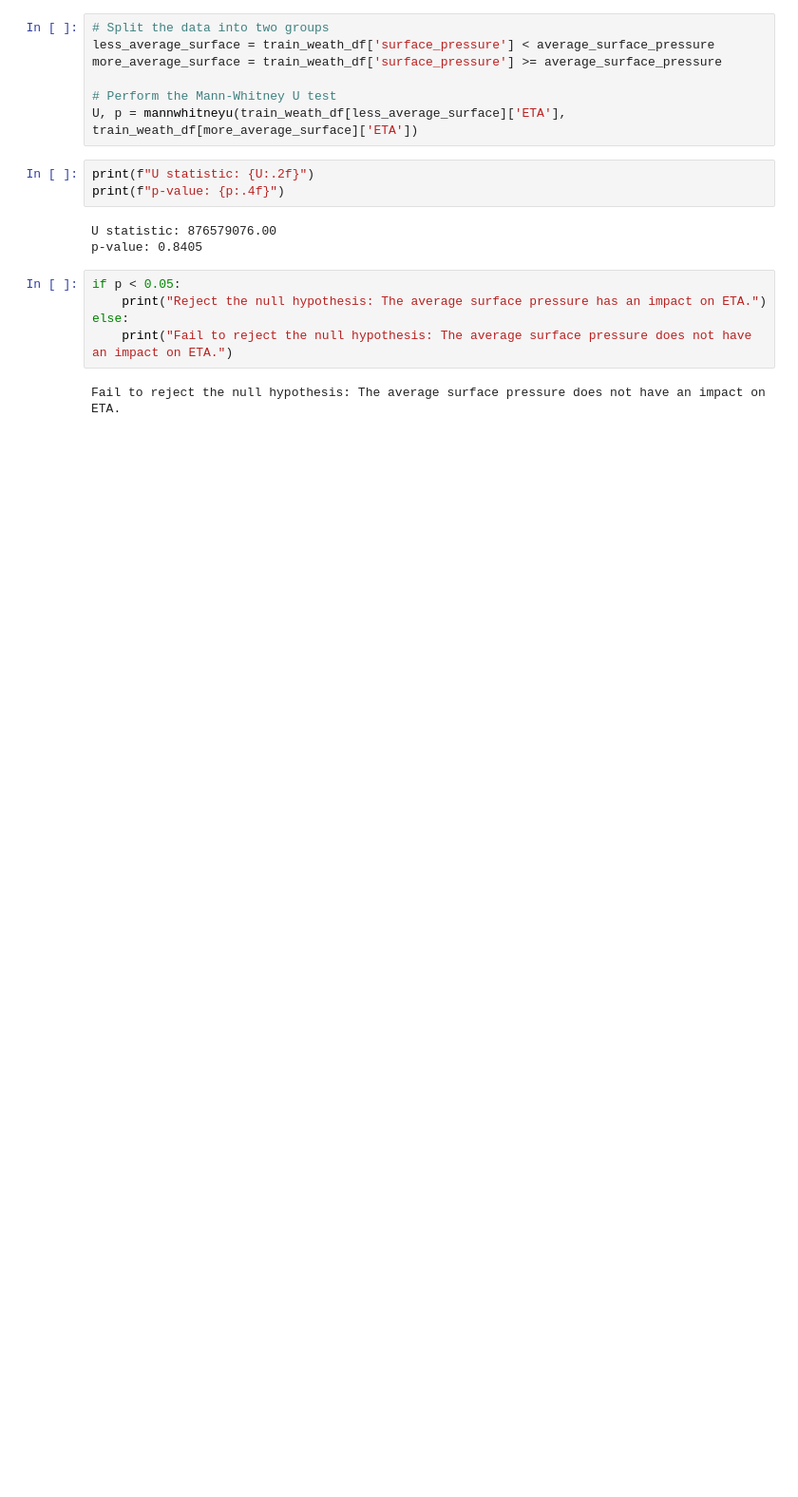
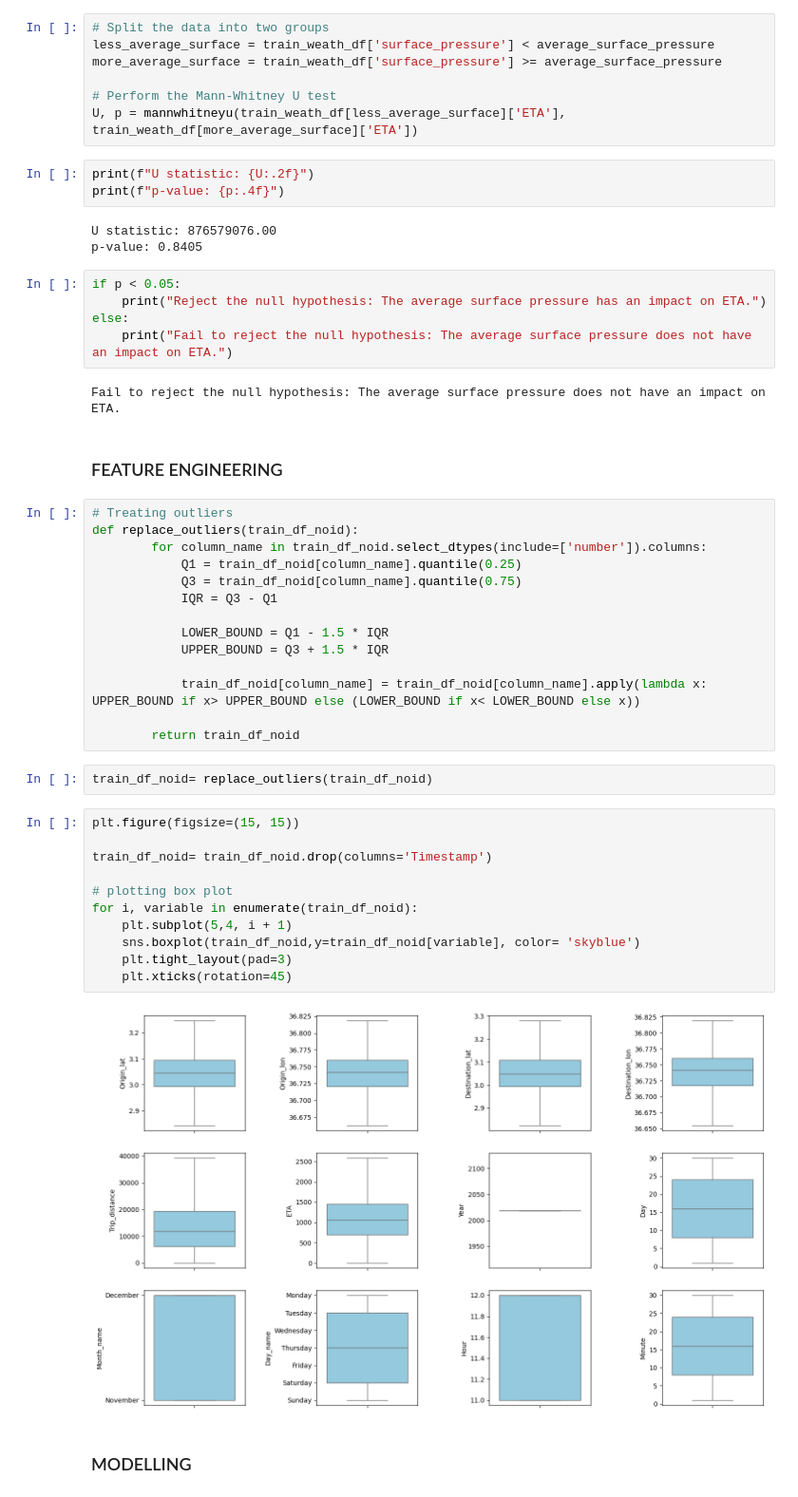
Before and after one commit to damzking/final-pro, a Jupyter notebook: Notebook/ETA-prediction.ipynb, the cells around one changed output. Shown at 95% size. Drawn from its saved outputs; the diff is of its cells as text; blank space fills up the shorter version.

Commit message:
modelling

```diff
--- a/Notebook/ETA-prediction.ipynb
+++ b/Notebook/ETA-prediction.ipynb
@@ -609,3 +645,36 @@ else:
     print("Fail to reject the null hypothesis: The average surface pressure does not have an impact on ETA.")
 # %% [output]
 Fail to reject the null hypothesis: The average surface pressure does not have an impact on ETA.
+# %% [markdown]
+### FEATURE ENGINEERING
+# %%
+# Treating outliers
+def replace_outliers(train_df_noid):
+        for column_name in train_df_noid.select_dtypes(include=['number']).columns:
+            Q1 = train_df_noid[column_name].quantile(0.25)
+            Q3 = train_df_noid[column_name].quantile(0.75)
+            IQR = Q3 - Q1
+
+            LOWER_BOUND = Q1 - 1.5 * IQR
+            UPPER_BOUND = Q3 + 1.5 * IQR
+
+            train_df_noid[column_name] = train_df_noid[column_name].apply(lambda x: UPPER_BOUND if x> UPPER_BOUND else (LOWER_BOUND if x< LOWER_BOUND else x))
+
+        return train_df_noid
+# %%
+train_df_noid= replace_outliers(train_df_noid)
+# %%
+plt.figure(figsize=(15, 15))
+
+train_df_noid= train_df_noid.drop(columns='Timestamp')
+
+# plotting box plot
+for i, variable in enumerate(train_df_noid):
+    plt.subplot(5,4, i + 1)
+    sns.boxplot(train_df_noid,y=train_df_noid[variable], color= 'skyblue')
+    plt.tight_layout(pad=3)
+    plt.xticks(rotation=45)
+# %% [output]
+[figure, added]
+# %% [markdown]
+### MODELLING
```
Also changed, not shown: parts of 20 cells of this notebook.
